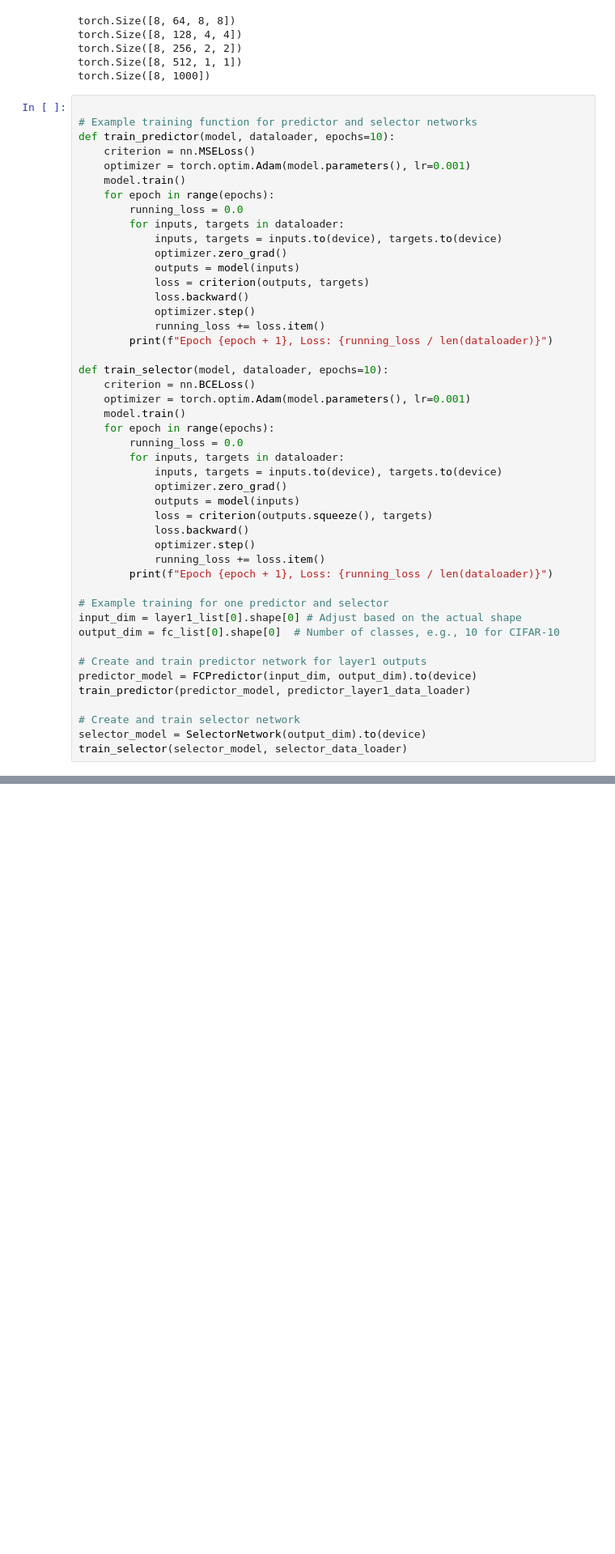
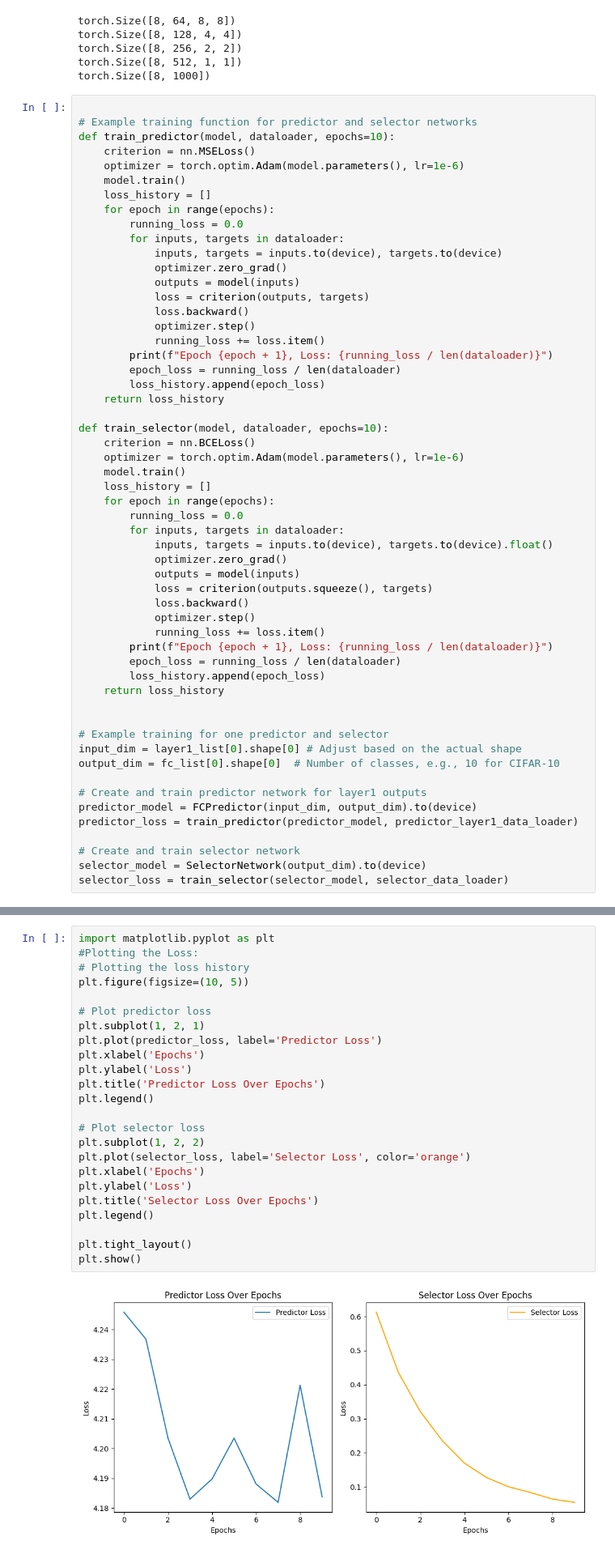
Before and after one commit to cbfariasc/cs348k-project, a Jupyter notebook: model_testing.ipynb, the cells around one changed output, grey strips where cells are left out. Shown: that part at 81% size. Drawn from its saved outputs; the diff is of its cells as text; blank space fills up the shorter version.

Commit message:
predictor and selector working

```diff
--- a/model_testing.ipynb
+++ b/model_testing.ipynb
@@ -267,8 +261,9 @@ torch.Size([8, 1000])
 # Example training function for predictor and selector networks
 def train_predictor(model, dataloader, epochs=10):
     criterion = nn.MSELoss()
-    optimizer = torch.optim.Adam(model.parameters(), lr=0.001)
+    optimizer = torch.optim.Adam(model.parameters(), lr=1e-6)
     model.train()
+    loss_history = []
     for epoch in range(epochs):
         running_loss = 0.0
         for inputs, targets in dataloader:
@@ -280,15 +275,19 @@ def train_predictor(model, dataloader, epochs=10):
             optimizer.step()
             running_loss += loss.item()
         print(f"Epoch {epoch + 1}, Loss: {running_loss / len(dataloader)}")
+        epoch_loss = running_loss / len(dataloader)
+        loss_history.append(epoch_loss)
+    return loss_history
 
 def train_selector(model, dataloader, epochs=10):
     criterion = nn.BCELoss()
-    optimizer = torch.optim.Adam(model.parameters(), lr=0.001)
+    optimizer = torch.optim.Adam(model.parameters(), lr=1e-6)
     model.train()
+    loss_history = []
     for epoch in range(epochs):
         running_loss = 0.0
         for inputs, targets in dataloader:
-            inputs, targets = inputs.to(device), targets.to(device)
+            inputs, targets = inputs.to(device), targets.to(device).float()
             optimizer.zero_grad()
             outputs = model(inputs)
             loss = criterion(outputs.squeeze(), targets)
@@ -296,6 +295,10 @@ def train_selector(model, dataloader, epochs=10):
             optimizer.step()
             running_loss += loss.item()
         print(f"Epoch {epoch + 1}, Loss: {running_loss / len(dataloader)}")
+        epoch_loss = running_loss / len(dataloader)
+        loss_history.append(epoch_loss)
+    return loss_history
+
 
 # Example training for one predictor and selector
 input_dim = layer1_list[0].shape[0] # Adjust based on the actual shape
@@ -303,9 +306,9 @@ output_dim = fc_list[0].shape[0]  # Number of classes, e.g., 10 for CIFAR-10
 
 # Create and train predictor network for layer1 outputs
 predictor_model = FCPredictor(input_dim, output_dim).to(device)
-train_predictor(predictor_model, predictor_layer1_data_loader)
+predictor_loss = train_predictor(predictor_model, predictor_layer1_data_loader)
 
 # Create and train selector network
 selector_model = SelectorNetwork(output_dim).to(device)
-train_selector(selector_model, selector_data_loader)
+selector_loss = train_selector(selector_model, selector_data_loader)
 # %% [output]
@@ -359,0 +332,26 @@ TypeError: softmax() received an invalid combination of arguments - got (Tensor)
+# %%
+import matplotlib.pyplot as plt
+#Plotting the Loss:
+# Plotting the loss history
+plt.figure(figsize=(10, 5))
+
+# Plot predictor loss
+plt.subplot(1, 2, 1)
+plt.plot(predictor_loss, label='Predictor Loss')
+plt.xlabel('Epochs')
+plt.ylabel('Loss')
+plt.title('Predictor Loss Over Epochs')
+plt.legend()
+
+# Plot selector loss
+plt.subplot(1, 2, 2)
+plt.plot(selector_loss, label='Selector Loss', color='orange')
+plt.xlabel('Epochs')
+plt.ylabel('Loss')
+plt.title('Selector Loss Over Epochs')
+plt.legend()
+
+plt.tight_layout()
+plt.show()
+# %% [output]
+[figure, added]
```
Also changed, not shown: parts of 7 cells of this notebook.
